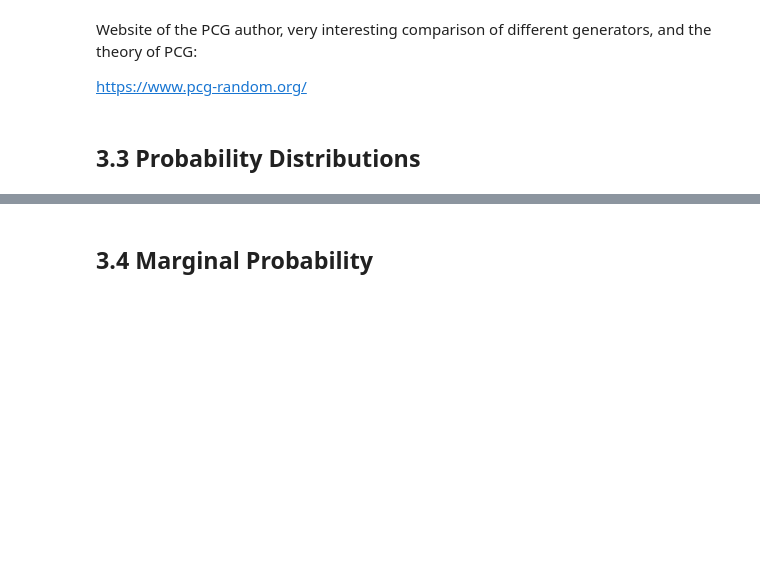
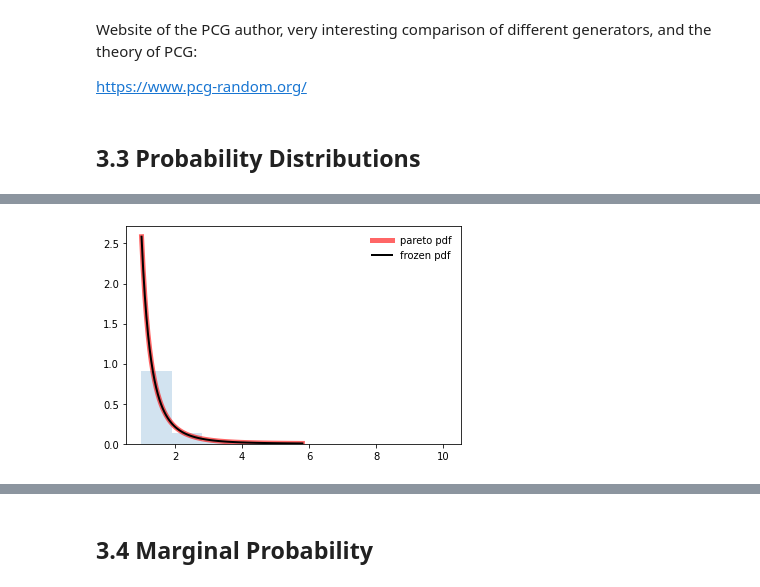
Before and after one commit to wesdoyle/deep-learning-book-notes, a Jupyter notebook: chapter_03_probability_and_information_theory/Chapter 3.1-3.8.ipynb, the cells around one changed output, grey strips where cells are left out. Cells and saved outputs as stored; diff of their text form; code cells hidden in the pictures; blank space fills up the shorter version.

```diff
--- a/chapter_03_probability_and_information_theory/Chapter 3.1-3.8.ipynb
+++ b/chapter_03_probability_and_information_theory/Chapter 3.1-3.8.ipynb
@@ -85,0 +118,16 @@ https://www.pcg-random.org/
+# %%
+fig, ax = plt.subplots(1, 1)
+b = 2.62
+mean, var, skew, kurt = pareto.stats(b, moments='mvsk')
+x = np.linspace(pareto.ppf(0.01, b),
+                pareto.ppf(0.99, b), 100)
+ax.plot(x, pareto.pdf(x, b),
+       'r-', lw=5, alpha=0.6, label='pareto pdf')
+rv = pareto(b)
+ax.plot(x, rv.pdf(x), 'k-', lw=2, label='frozen pdf')
+r = pareto.rvs(b, size=1000)
+ax.hist(r, density=True, histtype='stepfilled', alpha=0.2)
+ax.legend(loc='best', frameon=False)
+plt.show()
+# %% [output]
+[figure, added]
```
Also changed, not shown: parts of 8 cells of this notebook.
